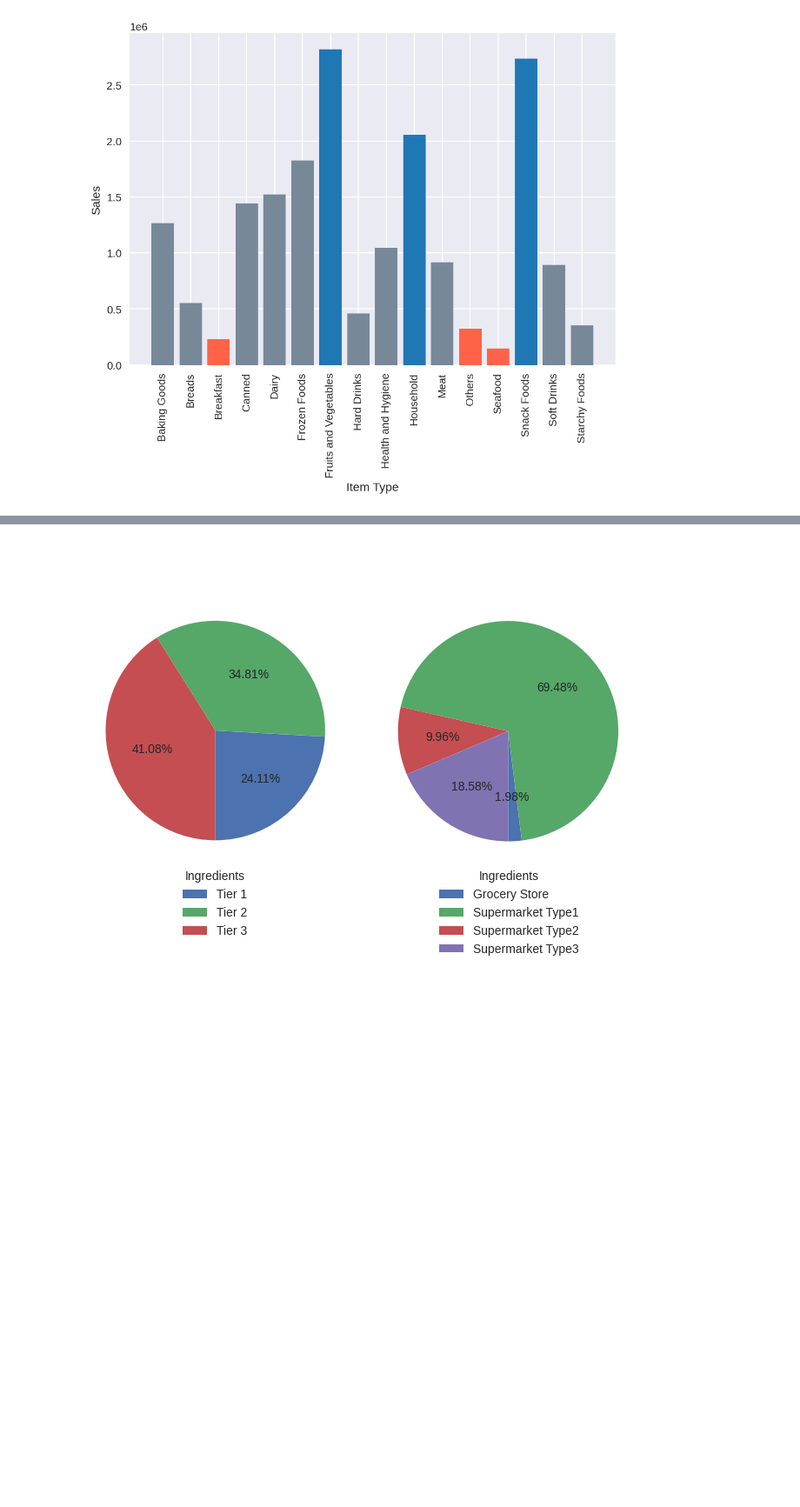
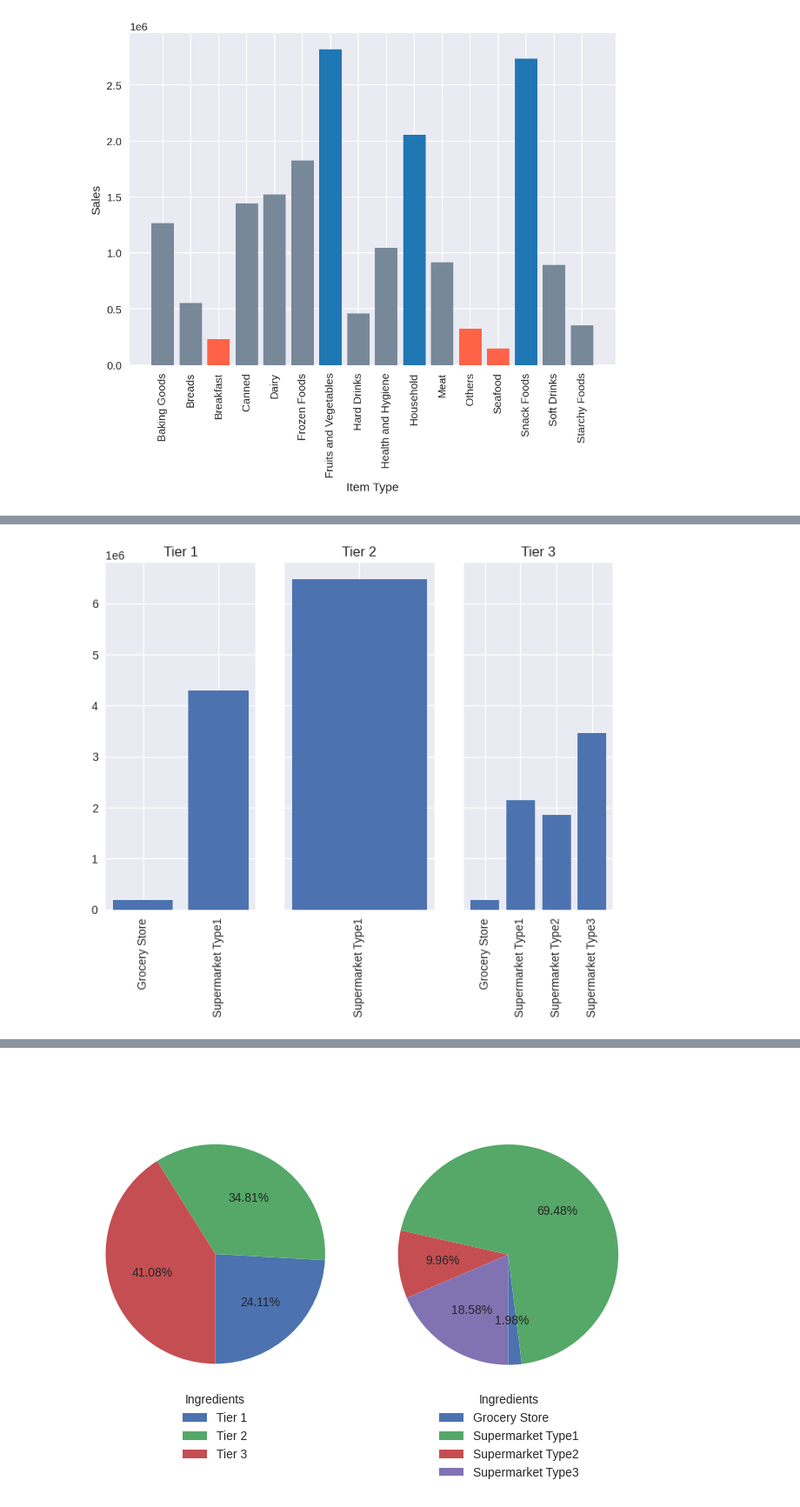
Before and after one commit to YeisonAndreyLiCe/food_sales_prediction, a Jupyter notebook: food_sales_forecast.ipynb, the cells around one changed output, grey strips where cells are left out. Shown at 87% size. Drawn from its saved outputs; the diff is of its cells as text; code cells hidden in the pictures; blank space fills up the shorter version.

```diff
--- a/food_sales_forecast.ipynb
+++ b/food_sales_forecast.ipynb
@@ -375,0 +406,3 @@ The categories Fruits and vegetables, Household and Snack Food are the best sell
+# %%
+sales_by_location_and_outlet_type =df.groupby(["Outlet_Location_Type", "Outlet_Type"])["Item_Outlet_Sales"].sum()
+sales_by_location_and_outlet_type
@@ -375,0 +419,11 @@ The categories Fruits and vegetables, Household and Snack Food are the best sell
+# %%
+locations = np.array(df["Outlet_Location_Type"].unique())
+fig, ((ax1, ax2, ax3)) = plt.subplots(1, 3, sharey=True) # create 1x3 grid of axis subplots with shared y axis
+axes = [ax1 ,ax2, ax3]
+for n in range(len(axes)):
+    values = sales_by_location_and_outlet_type[locations[n]] # get the values (sales) for each location
+    axes[n].bar(list(values.index), values) # plot the values for each location
+    axes[n].tick_params( axis= "x", labelrotation=90) # rotate the x axis labels
+    axes[n].set_title(locations[n]) # set the title of each subplot
+# %% [output]
+[figure, added]
```
Also changed, not shown: parts of 31 cells of this notebook, 1 other file.
